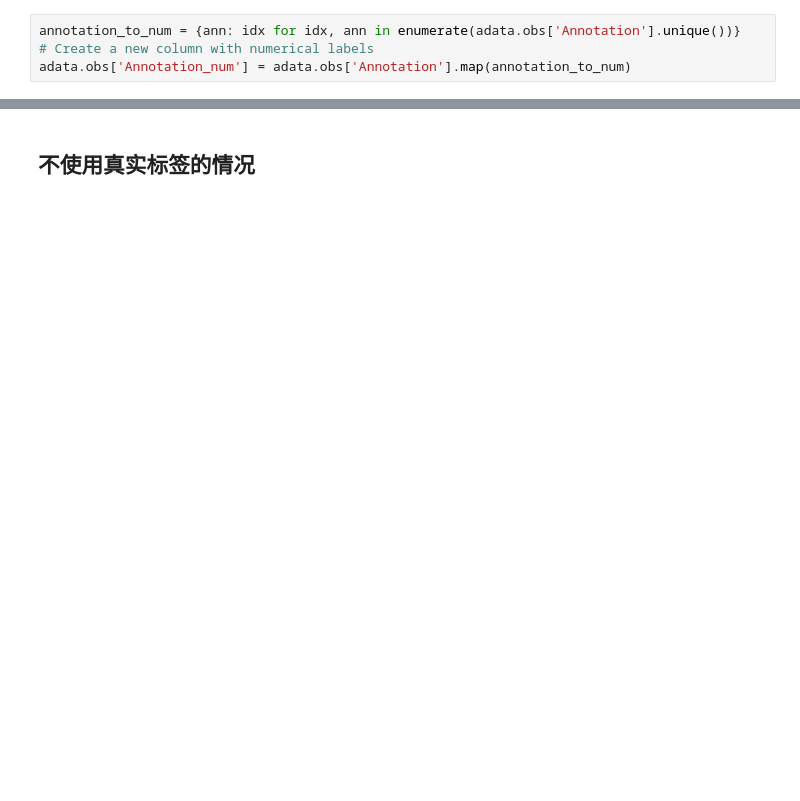
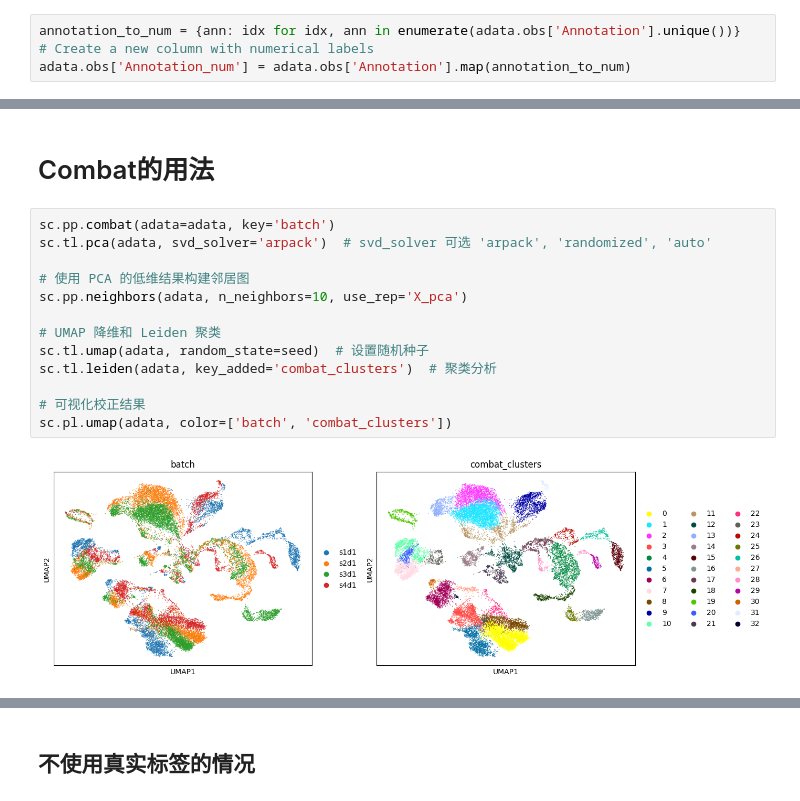
Before and after one commit to StickTaTa/ScFormer, a Jupyter notebook: Tutorial/25_pbmc_four_sample_result.ipynb, the cells around one changed output, grey strips where cells are left out. Cells and saved outputs as stored; diff of their text form; blank space fills up the shorter version.

```diff
--- a/Tutorial/25_pbmc_four_sample_result.ipynb
+++ b/Tutorial/25_pbmc_four_sample_result.ipynb
@@ -99,0 +165,17 @@ F1 Score for <1% rare cells: 0.9341439552166463
+# %% [markdown]
+# Combat的用法
+# %%
+sc.pp.combat(adata=adata, key='batch')
+sc.tl.pca(adata, svd_solver='arpack')  # svd_solver 可选 'arpack', 'randomized', 'auto'
+
+# 使用 PCA 的低维结果构建邻居图
+sc.pp.neighbors(adata, n_neighbors=10, use_rep='X_pca')
+
+# UMAP 降维和 Leiden 聚类
+sc.tl.umap(adata, random_state=seed)  # 设置随机种子
+sc.tl.leiden(adata, key_added='combat_clusters')  # 聚类分析
+
+# 可视化校正结果
+sc.pl.umap(adata, color=['batch', 'combat_clusters'])
+# %% [output]
+[figure, added]
```
Also changed, not shown: parts of 36 cells of this notebook, 5 other files.
